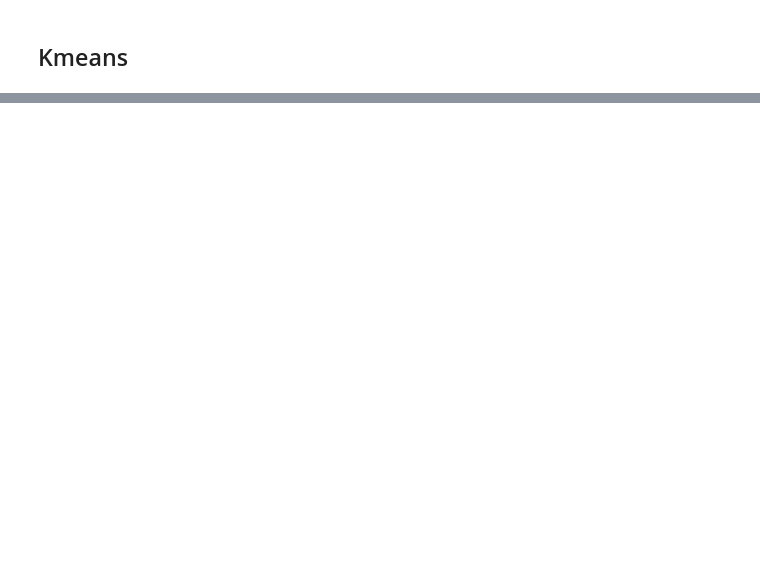
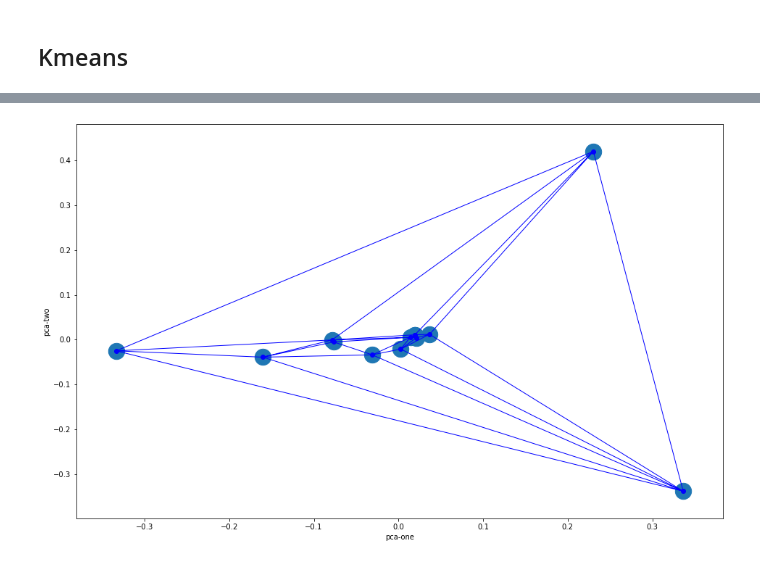
Before and after one commit to AndrewDamico/nlpnetworkanalysis, a Jupyter notebook: Untitled2.ipynb, the cells around one changed output, grey strips where cells are left out. Cells and saved outputs as stored; diff of their text form; code cells hidden in the pictures; blank space fills up the shorter version.

```diff
--- a/Untitled2.ipynb
+++ b/Untitled2.ipynb
@@ -690,0 +365,5 @@ frame = pd.DataFrame(Dictionary, columns=['Cluster', 'Doc Name','Text'])
+# %%
+labels_color_map = {
+    0: '#20b2aa', 1: '#ff7373', 2: '#ffe4e1', 3: '#005073', 4: '#4d0404',
+    5: '#ccc0ba', 6: '#4700f9', 7: '#f6f900', 8: '#00f91d', 9: '#da8c49'
+}
@@ -690,0 +434,27 @@ frame = pd.DataFrame(Dictionary, columns=['Cluster', 'Doc Name','Text'])
+# %%
+pca_result = PCA(n_components=2).fit_transform(centroids)
+df['pca-one'] = pca_result[:,0]
+df['pca-two'] = pca_result[:,1]
+#df['pca-three'] = pca_result[:,2]
+# %%
+ax = plt.figure(figsize=(16,10)).gca()
+labels = range(0,k)
+color = list(labels_color_map)[:k]
+x = df["pca-one"]
+y = df["pca-two"]
+
+ax.scatter(
+    x = x,
+    y = y,
+    #c = color,
+    s = 500
+    #cmap='tab10',
+    #hue = labels_color_map
+)
+ax.set_xlabel('pca-one')
+ax.set_ylabel('pca-two')
+ax.triplot(tri.Triangulation(x, y), 'bo-', lw=1)
+
+plt.show()
+# %% [output]
+[figure, added]
```
Also changed, not shown: parts of 67 cells of this notebook, 39 other files.
